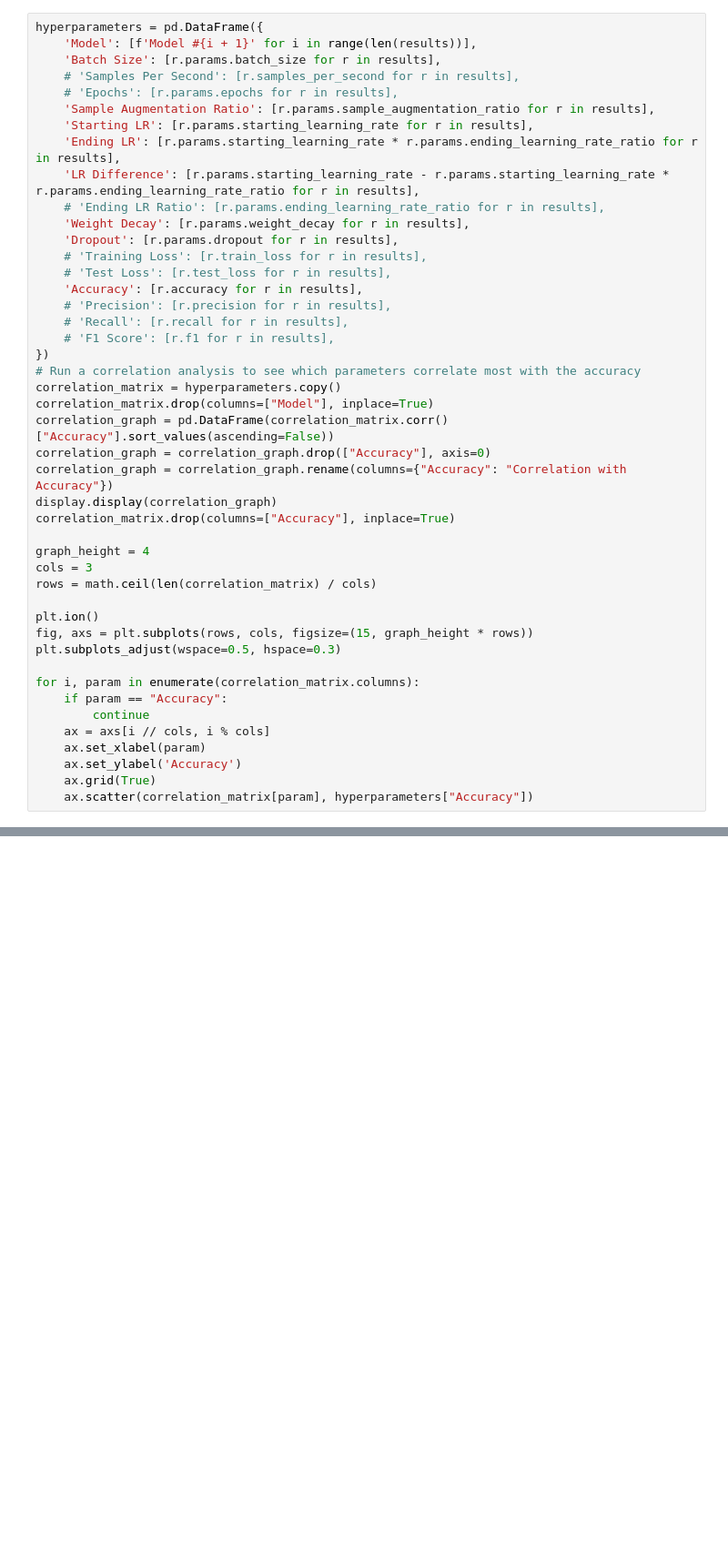
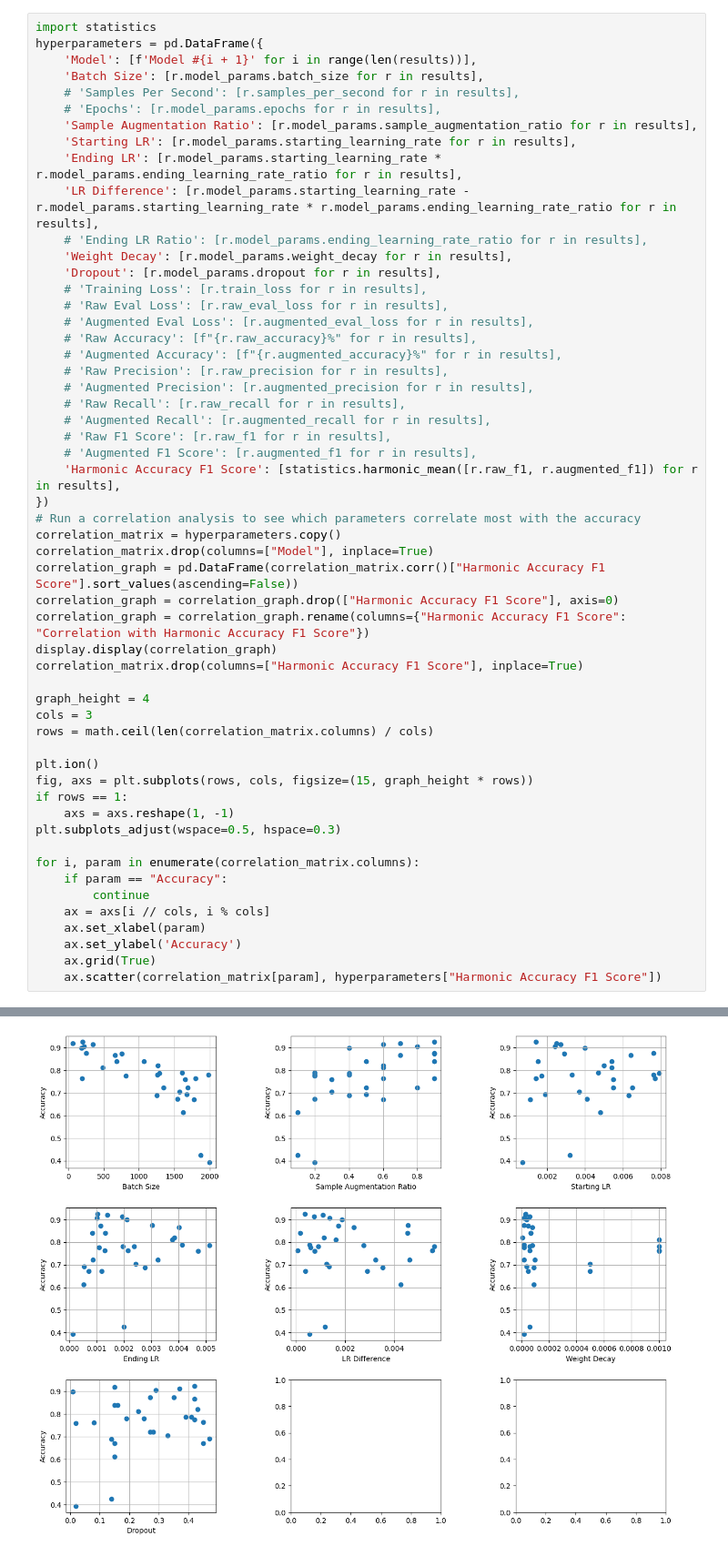
Before and after one commit to freddyouellette/mnist-pytorch, a Jupyter notebook: search.ipynb, the cells around one changed output, grey strips where cells are left out. Shown at 91% size. Saved outputs shown, nothing was run; the diff lists cells and outputs as text; blank space fills up the shorter version.

```diff
--- a/search.ipynb
+++ b/search.ipynb
@@ -473,38 +513,47 @@ NameError: name 'testloader' is not defined
 # %%
+import statistics
 hyperparameters = pd.DataFrame({
     'Model': [f'Model #{i + 1}' for i in range(len(results))],
-    'Batch Size': [r.params.batch_size for r in results],
+    'Batch Size': [r.model_params.batch_size for r in results],
     # 'Samples Per Second': [r.samples_per_second for r in results],
-    # 'Epochs': [r.params.epochs for r in results],
-    'Sample Augmentation Ratio': [r.params.sample_augmentation_ratio for r in results],
-    'Starting LR': [r.params.starting_learning_rate for r in results],
-    'Ending LR': [r.params.starting_learning_rate * r.params.ending_learning_rate_ratio for r in results],
-    'LR Difference': [r.params.starting_learning_rate - r.params.starting_learning_rate * r.params.ending_learning_rate_ratio for r in results],
-    # 'Ending LR Ratio': [r.params.ending_learning_rate_ratio for r in results],
-    'Weight Decay': [r.params.weight_decay for r in results],
-    'Dropout': [r.params.dropout for r in results],
+    # 'Epochs': [r.model_params.epochs for r in results],
+    'Sample Augmentation Ratio': [r.model_params.sample_augmentation_ratio for r in results],
+    'Starting LR': [r.model_params.starting_learning_rate for r in results],
+    'Ending LR': [r.model_params.starting_learning_rate * r.model_params.ending_learning_rate_ratio for r in results],
+    'LR Difference': [r.model_params.starting_learning_rate - r.model_params.starting_learning_rate * r.model_params.ending_learning_rate_ratio for r in results],
+    # 'Ending LR Ratio': [r.model_params.ending_learning_rate_ratio for r in results],
+    'Weight Decay': [r.model_params.weight_decay for r in results],
+    'Dropout': [r.model_params.dropout for r in results],
     # 'Training Loss': [r.train_loss for r in results],
-    # 'Test Loss': [r.test_loss for r in results],
-    'Accuracy': [r.accuracy for r in results],
-    # 'Precision': [r.precision for r in results],
-    # 'Recall': [r.recall for r in results],
-    # 'F1 Score': [r.f1 for r in results],
+    # 'Raw Eval Loss': [r.raw_eval_loss for r in results],
+    # 'Augmented Eval Loss': [r.augmented_eval_loss for r in results],
+    # 'Raw Accuracy': [f"{r.raw_accuracy}%" for r in results],
+    # 'Augmented Accuracy': [f"{r.augmented_accuracy}%" for r in results],
+    # 'Raw Precision': [r.raw_precision for r in results],
+    # 'Augmented Precision': [r.augmented_precision for r in results],
+    # 'Raw Recall': [r.raw_recall for r in results],
+    # 'Augmented Recall': [r.augmented_recall for r in results],
+    # 'Raw F1 Score': [r.raw_f1 for r in results],
+    # 'Augmented F1 Score': [r.augmented_f1 for r in results],
+    'Harmonic Accuracy F1 Score': [statistics.harmonic_mean([r.raw_f1, r.augmented_f1]) for r in results],
 })
 # Run a correlation analysis to see which parameters correlate most with the accuracy
 correlation_matrix = hyperparameters.copy()
 correlation_matrix.drop(columns=["Model"], inplace=True)
-correlation_graph = pd.DataFrame(correlation_matrix.corr()["Accuracy"].sort_values(ascending=False))
-correlation_graph = correlation_graph.drop(["Accuracy"], axis=0)
-correlation_graph = correlation_graph.rename(columns={"Accuracy": "Correlation with Accuracy"})
+correlation_graph = pd.DataFrame(correlation_matrix.corr()["Harmonic Accuracy F1 Score"].sort_values(ascending=False))
+correlation_graph = correlation_graph.drop(["Harmonic Accuracy F1 Score"], axis=0)
+correlation_graph = correlation_graph.rename(columns={"Harmonic Accuracy F1 Score": "Correlation with Harmonic Accuracy F1 Score"})
 display.display(correlation_graph)
-correlation_matrix.drop(columns=["Accuracy"], inplace=True)
+correlation_matrix.drop(columns=["Harmonic Accuracy F1 Score"], inplace=True)
 
 graph_height = 4
 cols = 3
-rows = math.ceil(len(correlation_matrix) / cols)
+rows = math.ceil(len(correlation_matrix.columns) / cols)
 
 plt.ion()
 fig, axs = plt.subplots(rows, cols, figsize=(15, graph_height * rows))
+if rows == 1:
+    axs = axs.reshape(1, -1)
 plt.subplots_adjust(wspace=0.5, hspace=0.3)
 
 for i, param in enumerate(correlation_matrix.columns):
@@ -514,4 +563,5 @@ for i, param in enumerate(correlation_matrix.columns):
     ax.set_xlabel(param)
     ax.set_ylabel('Accuracy')
     ax.grid(True)
-    ax.scatter(correlation_matrix[param], hyperparameters["Accuracy"])
+    ax.scatter(correlation_matrix[param], hyperparameters["Harmonic Accuracy F1 Score"])
+# %% [output]
@@ -517,0 +576 @@ for i, param in enumerate(correlation_matrix.columns):
+[figure, added]
```
Also changed, not shown: parts of 13 cells of this notebook.
